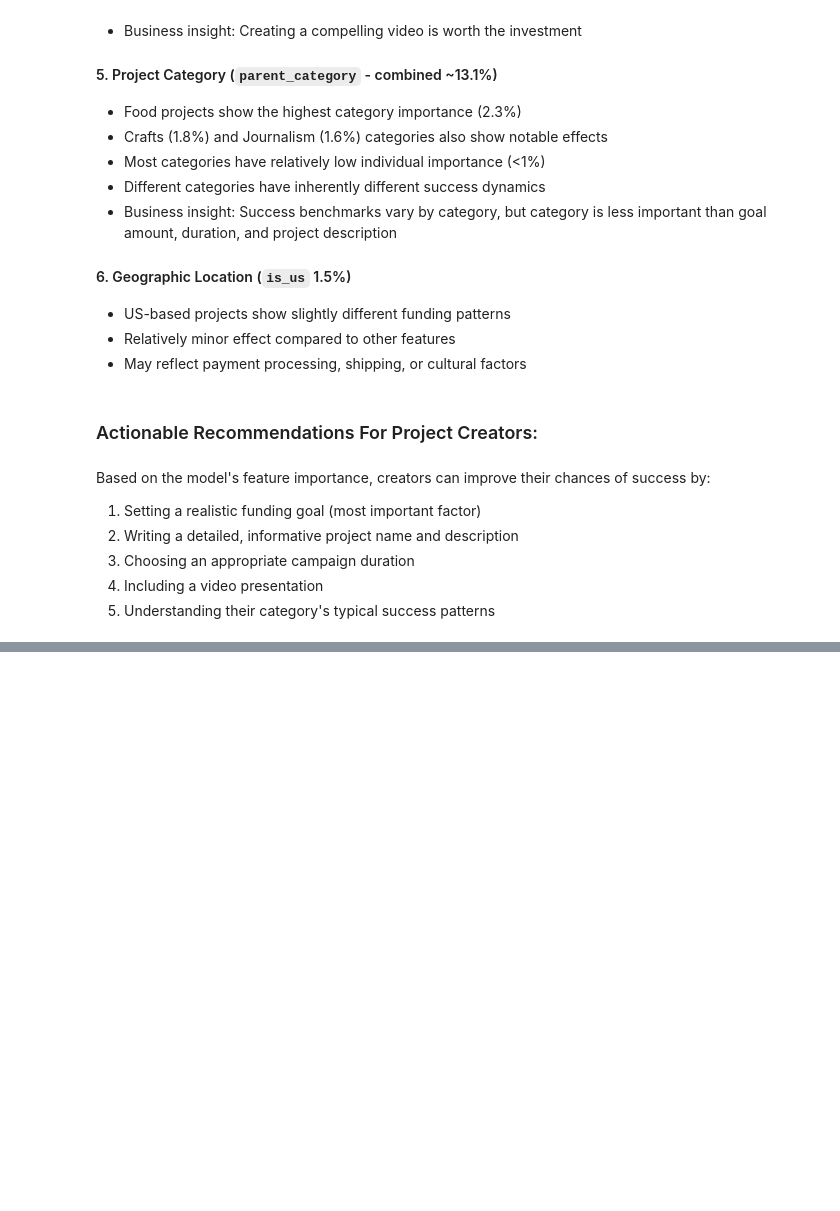
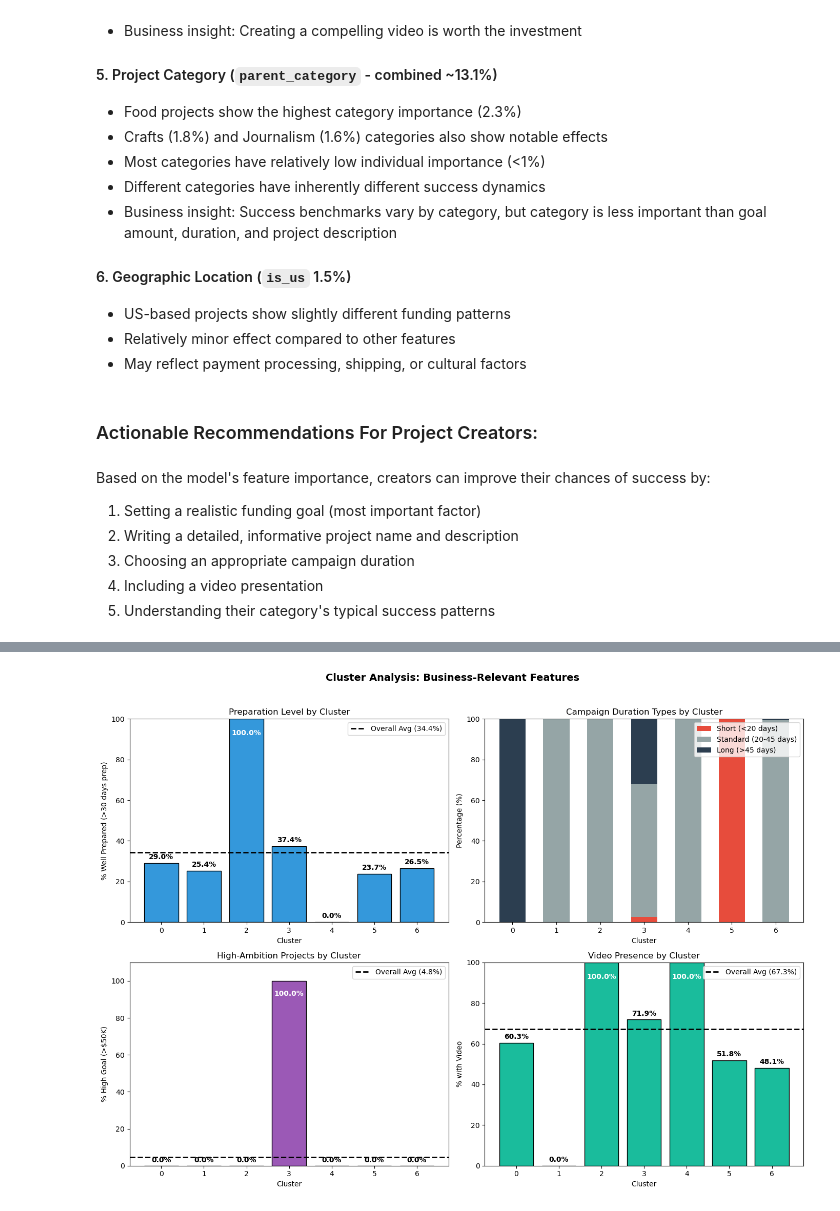
Before and after one commit to rafachan3/kickstarter-prediction, a Jupyter notebook: kickstarter-prediction.ipynb, the cells around one changed output, grey strips where cells are left out. Saved outputs shown, nothing was run; the diff lists cells and outputs as text; code cells hidden in the pictures; blank space fills up the shorter version.

```diff
--- a/kickstarter-prediction.ipynb
+++ b/kickstarter-prediction.ipynb
@@ -481,0 +1169,86 @@ chances of success by:
+# %%
+fig, axes = plt.subplots(2, 2, figsize=(14, 10))
+fig.suptitle('Cluster Analysis: Business-Relevant Features', fontsize=14, fontweight='bold', y=1.02)
+
+# Helper function to place labels appropriately
+def add_bar_labels(ax, bars, values, threshold=85):
+    """Place labels inside bars if value > threshold, otherwise above"""
+    for bar, val in zip(bars, values):
+        if val > threshold:
+            # Place label inside the bar
+            ax.text(bar.get_x() + bar.get_width()/2, bar.get_height() - 8,
+                    f'{val:.1f}%', ha='center', fontweight='bold', color='white')
+        else:
+            # Place label above the bar
+            ax.text(bar.get_x() + bar.get_width()/2, bar.get_height() + 2,
+                    f'{val:.1f}%', ha='center', fontweight='bold', color='black')
+
+# 1. Preparation Level by Cluster
+ax1 = axes[0, 0]
+prep_rates = df_cluster_clean.groupby('cluster')['is_well_prepared'].mean() * 100
+bars1 = ax1.bar(prep_rates.index, prep_rates.values, color='#3498db', edgecolor='black')
+ax1.axhline(y=overall_well_prepared*100, color='black', linestyle='--', linewidth=2,
+            label=f'Overall Avg ({overall_well_prepared*100:.1f}%)')
+ax1.set_xlabel('Cluster')
+ax1.set_ylabel('% Well Prepared (>30 days prep)')
+ax1.set_title('Preparation Level by Cluster')
+ax1.legend()
+ax1.set_ylim(0, 100)
+add_bar_labels(ax1, bars1, prep_rates.values)
+
+# 2. Campaign Duration Types by Cluster (stacked bar)
+ax2 = axes[0, 1]
+duration_data = df_cluster_clean.groupby('cluster').agg({
+    'is_short_campaign': 'mean',
+    'is_long_campaign': 'mean'
+}) * 100
+duration_data['standard'] = 100 - duration_data['is_short_campaign'] - duration_data['is_long_campaign']
+
+x = np.arange(len(duration_data.index))
+width = 0.6
+
+ax2.bar(x, duration_data['is_short_campaign'], width, label='Short (<20 days)', color='#e74c3c')
+ax2.bar(x, duration_data['standard'], width, bottom=duration_data['is_short_campaign'],
+        label='Standard (20-45 days)', color='#95a5a6')
+ax2.bar(x, duration_data['is_long_campaign'], width,
+        bottom=duration_data['is_short_campaign'] + duration_data['standard'],
+        label='Long (>45 days)', color='#2c3e50')
+
+ax2.set_xlabel('Cluster')
+ax2.set_ylabel('Percentage (%)')
+ax2.set_title('Campaign Duration Types by Cluster')
+ax2.set_xticks(x)
+ax2.set_xticklabels(duration_data.index)
+ax2.legend(loc='upper right')
+ax2.set_ylim(0, 100)
+
+# 3. High Goal Projects by Cluster
+ax3 = axes[1, 0]
+high_goal_rates = df_cluster_clean.groupby('cluster')['is_high_goal'].mean() * 100
+bars3 = ax3.bar(high_goal_rates.index, high_goal_rates.values, color='#9b59b6', edgecolor='black')
+ax3.axhline(y=overall_high_goal*100, color='black', linestyle='--', linewidth=2,
+            label=f'Overall Avg ({overall_high_goal*100:.1f}%)')
+ax3.set_xlabel('Cluster')
+ax3.set_ylabel('% High Goal (>$50K)')
+ax3.set_title('High-Ambition Projects by Cluster')
+ax3.legend()
+ax3.set_ylim(0, 110)  # Extended to accommodate labels
+add_bar_labels(ax3, bars3, high_goal_rates.values)
+
+# 4. Video Presence by Cluster
+ax4 = axes[1, 1]
+video_rates = df_cluster_clean.groupby('cluster')['has_video'].mean() * 100
+bars4 = ax4.bar(video_rates.index, video_rates.values, color='#1abc9c', edgecolor='black')
+ax4.axhline(y=overall_video*100, color='black', linestyle='--', linewidth=2,
+            label=f'Overall Avg ({overall_video*100:.1f}%)')
+ax4.set_xlabel('Cluster')
+ax4.set_ylabel('% with Video')
+ax4.set_title('Video Presence by Cluster')
+ax4.legend()
+ax4.set_ylim(0, 100)
+add_bar_labels(ax4, bars4, video_rates.values)
+
+plt.tight_layout()
+plt.show()
+# %% [output]
+[figure, added]
```
Also changed, not shown: parts of 51 cells of this notebook.
